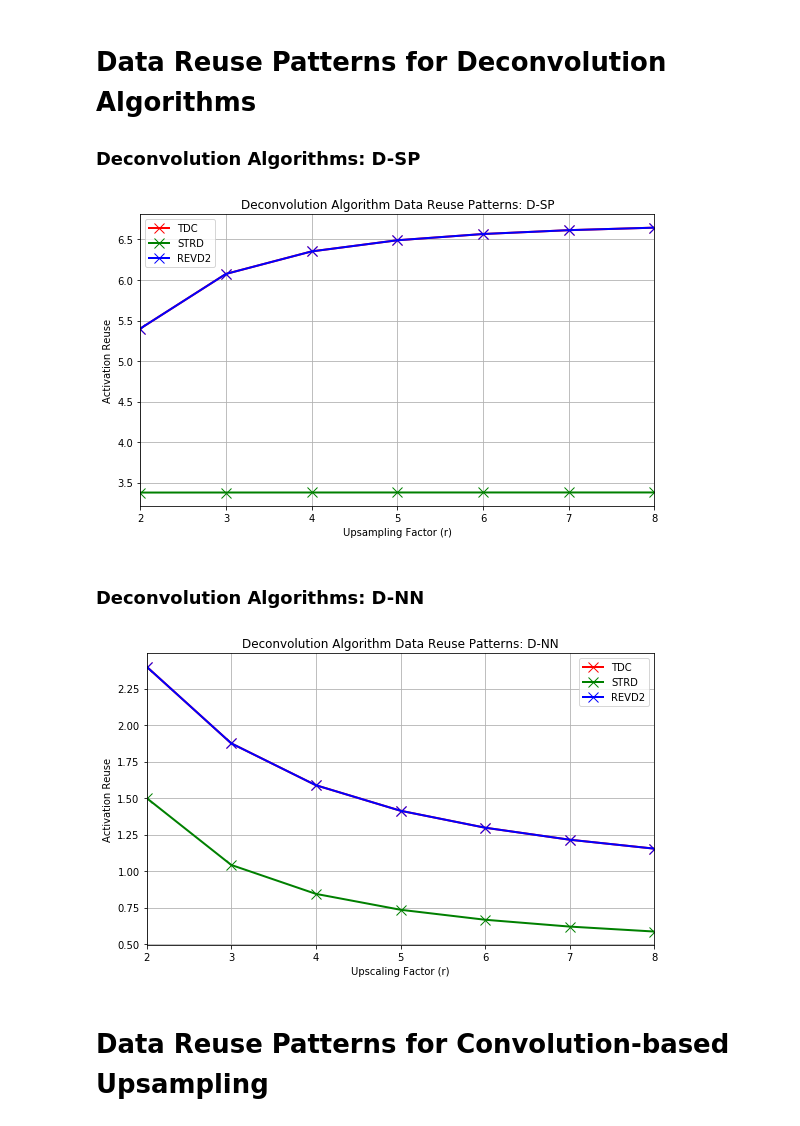
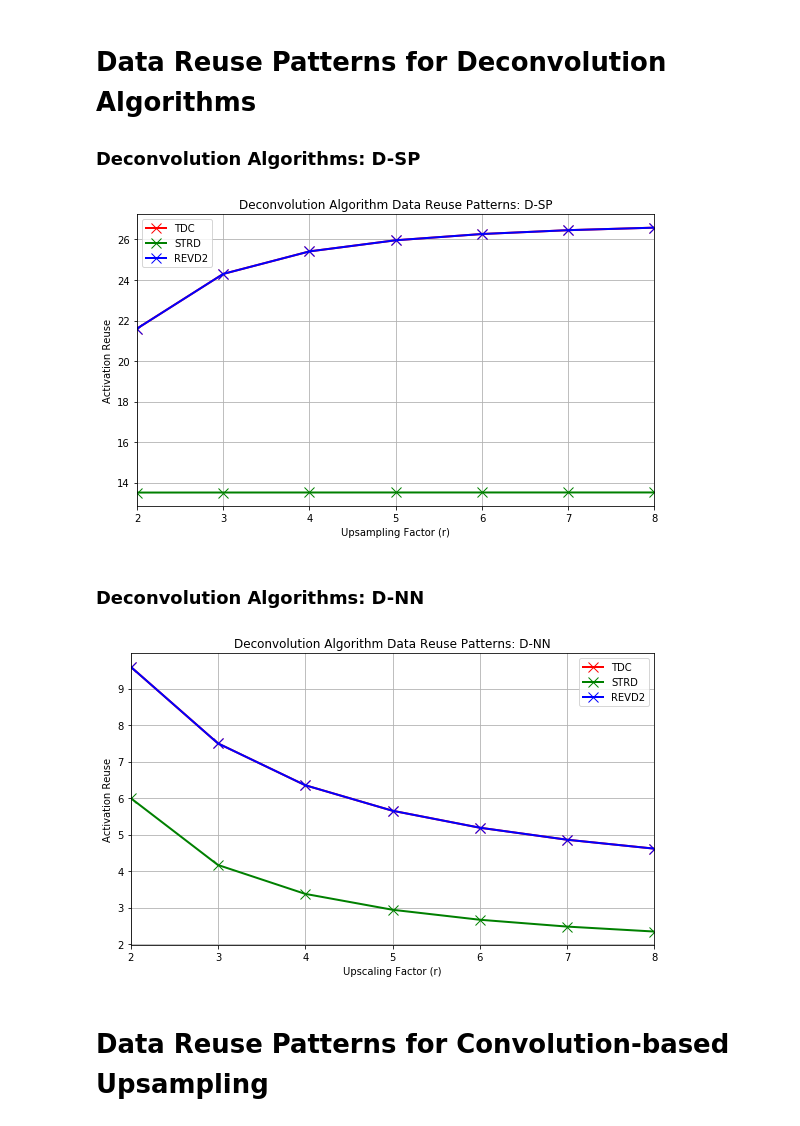
Before and after one commit to icolbert/upsampling, a Jupyter notebook: Comparing Optimization Criteria for Convolution-based Upsampling.ipynb, the cells around one changed output. Saved outputs shown, nothing was run; the diff lists cells and outputs as text; code cells hidden in the pictures.

```diff
--- a/Comparing Optimization Criteria for Convolution-based Upsampling.ipynb
+++ b/Comparing Optimization Criteria for Convolution-based Upsampling.ipynb
@@ -278,6 +392,8 @@ plt.show()
 # %% [markdown]
 # Energy Per Pixel (EPP)
 # %%
+op = "D-SP"
+
 energy_per_pixel = np.zeros((3, 7)) # millijoules
 for j, upscaling_factor in enumerate(np.arange(2, 9)):
     macs, weights, activations = reverse_looping_deconvolution_2_data_reuse_patterns(
@@ -285,37 +401,37 @@ for j, upscaling_factor in enumerate(np.arange(2, 9)):
         H=height,
         C=num_channels,
         K=kernel_size,
-        original_operator="D-SP"
+        original_operator=op
     )
     T = max(macs * t_flop, (weights + activations) * t_mem)
     E = macs * e_flop + num_bytes * (weights + activations) * e_mem + pi_0 * T
-    energy_per_pixel[0, j] = 1e6 * E / pow(H, 2)# millijoules
+    energy_per_pixel[0, j] = 1e6 * E / pow(upscaling_factor * height, 2)# microjoules
 
     macs, weights, activations = fractionally_strided_deconvolution_data_reuse_patterns(
         upscaling_factor,
         H=height,
         C=num_channels,
         K=kernel_size,
-        original_operator="D-SP"
+        original_operator=op
     )
     T = max(macs * t_flop, (weights + activations) * t_mem)
     E = macs * e_flop + num_bytes * (weights + activations) * e_mem + pi_0 * T
-    energy_per_pixel[1, j] = 1e6 * E / pow(H, 2)# millijoules
+    energy_per_pixel[1, j] = 1e6 * E / pow(upscaling_factor * height, 2)# microjoules
 
     macs, weights, activations = transforming_deconvolution_to_convolution_data_reuse_patterns(
         upscaling_factor,
         H=height,
         C=num_channels,
         K=kernel_size,
-        original_operator="D-SP"
+        original_operator=op
     )
     T = max(macs * t_flop, (weights + activations) * t_mem)
     E = macs * e_flop + num_bytes * (weights + activations) * e_mem + pi_0 * T
-    energy_per_pixel[2, j] = 1e6 * E / pow(H, 2)# millijoules
+    energy_per_pixel[2, j] = 1e6 * E / pow(upscaling_factor * height, 2)# microjoules
 
 Eb = energy_per_pixel[0,0]
 
-plt.figure(figsize=(8,5))
+plt.figure()
 # plt.plot(x, energy_consumption[3, 1:] / Eb, label="C-NN", color="y", linewidth=2, marker='x', markersize=10)
 plt.plot(x, energy_per_pixel[2], label="TDC", color="r", linewidth=2, marker='x', markersize=10)
 plt.plot(x, energy_per_pixel[1], label="STRD", color="g", linewidth=2, marker='x', markersize=10)
@@ -326,7 +442,7 @@ plt.xlim(2, 8)
 plt.grid()
 plt.xlabel("Upsampling Factor (r)")
 plt.ylabel("Energy per Pixel ($\mu J$ / pixel)")
-plt.title("Deconvolution Algorithm Energy per Pixel")
+plt.title(f"Deconvolution Algorithm Energy per Pixel: {op}")
 plt.tight_layout()
-plt.savefig("../figures/data_reuse/deconv-algos-epp-NVIDIA-GTX-680.png")
+plt.savefig(f"../figures/data_reuse/deconv-algos-epp-NVIDIA-GTX-680-{op}.png")
 plt.show()
@@ -344,7 +458,7 @@ for j, upscaling_factor in enumerate(np.arange(2, 9)):
     )
     T = max(macs * t_flop, (weights + activations) * t_mem)
     E = macs * e_flop + num_bytes * (weights + activations) * e_mem + pi_0 * T
-    energy_per_pixel[0, j] = 1e6 * E / pow(H, 2)# microjoules
+    energy_per_pixel[0, j] = 1e6 * E / pow(upscaling_factor * height, 2)# microjoules
 
     macs, weights, activations = reverse_looping_deconvolution_2_data_reuse_patterns(
         upscaling_factor,
@@ -355,7 +469,7 @@ for j, upscaling_factor in enumerate(np.arange(2, 9)):
     )
     T = max(macs * t_flop, (weights + activations) * t_mem)
     E = macs * e_flop + num_bytes * (weights + activations) * e_mem + pi_0 * T
-    energy_per_pixel[1, j] = 1e6 * E / pow(H, 2)# microjoules
+    energy_per_pixel[1, j] = 1e6 * E / pow(upscaling_factor * height, 2)# microjoules
 
     macs, weights, activations = sub_pixel_convolution_data_reuse_patterns(
         upscaling_factor,
@@ -365,7 +479,7 @@ for j, upscaling_factor in enumerate(np.arange(2, 9)):
     )
     T = max(macs * t_flop, (weights + activations) * t_mem)
     E = macs * e_flop + num_bytes * (weights + activations) * e_mem + pi_0 * T
-    energy_per_pixel[2, j] = 1e6 * E / pow(H, 2)# microjoules
+    energy_per_pixel[2, j] = 1e6 * E / pow(upscaling_factor * height, 2)# microjoules
 
     macs, weights, activations = NN_resize_convolution_data_reuse_patterns(
         upscaling_factor,
@@ -375,11 +489,11 @@ for j, upscaling_factor in enumerate(np.arange(2, 9)):
     )
     T = max(macs * t_flop, (weights + activations) * t_mem)
     E = macs * e_flop + num_bytes * (weights + activations) * e_mem + pi_0 * T
-    energy_per_pixel[3, j] = 1e6 * E / pow(H, 2)# microjoules
+    energy_per_pixel[3, j] = 1e6 * E / pow(upscaling_factor * height, 2)# microjoules
 
 Eb = energy_per_pixel[0,0]
 
-plt.figure(figsize=(8,5))
+plt.figure()
 # plt.plot(x, energy_consumption[3, 1:] / Eb, label="C-NN", color="y", linewidth=2, marker='x', markersize=10)
 plt.plot(x, energy_per_pixel[2], label="C-SP & C-NN", color="r", linewidth=2, marker='x', markersize=10)
 plt.plot(x, energy_per_pixel[1], label="D-NN", color="g", linewidth=2, marker='x', markersize=10)
@@ -412,7 +524,7 @@ for j, upscaling_factor in enumerate(np.arange(2, 9)):
         K=kernel_size,
         original_operator="D-SP"
     )
-    data_reuse[0, j] = macs / (num_bytes * activations)
+    data_reuse[0, j] = macs / activations
 
     _, _, activations = fractionally_strided_deconvolution_data_reuse_patterns(
         upscaling_factor,
@@ -421,7 +533,7 @@ for j, upscaling_factor in enumerate(np.arange(2, 9)):
         K=kernel_size,
         original_operator="D-SP"
     )
-    data_reuse[1, j] = macs / (num_bytes * activations)
+    data_reuse[1, j] = macs / activations
 
     _, _, activations = transforming_deconvolution_to_convolution_data_reuse_patterns(
         upscaling_factor,
@@ -430,7 +542,7 @@ for j, upscaling_factor in enumerate(np.arange(2, 9)):
         K=kernel_size,
         original_operator="D-SP"
     )
-    data_reuse[2, j] = macs / (num_bytes * activations)
+    data_reuse[2, j] = macs / activations
 
 x  = np.arange(2, 9)
 
@@ -450,7 +562,7 @@ plt.tight_layout()
 plt.savefig("../figures/data_reuse/deconv-algos-data_reuse-D-SP.png")
 plt.show()
 # %% [output]
-[figure, old version]
+[figure, new version]
 # %% [markdown]
 ### Deconvolution Algorithms: D-NN
 # %%
@@ -473,7 +585,7 @@ for j, upscaling_factor in enumerate(np.arange(2, 9)):
         K=kernel_size,
         original_operator="D-NN"
     )
-    data_reuse[0, j] = macs / (num_bytes * activations)
+    data_reuse[0, j] = macs / (activations)
 
     _, weights, activations = fractionally_strided_deconvolution_data_reuse_patterns(
         upscaling_factor,
@@ -482,7 +594,7 @@ for j, upscaling_factor in enumerate(np.arange(2, 9)):
         K=kernel_size,
         original_operator="D-NN"
     )
-    data_reuse[1, j] = macs / (num_bytes * activations)
+    data_reuse[1, j] = macs / (activations)
 
     _, weights, activations = transforming_deconvolution_to_convolution_data_reuse_patterns(
         upscaling_factor,
@@ -491,7 +603,7 @@ for j, upscaling_factor in enumerate(np.arange(2, 9)):
         K=kernel_size,
         original_operator="D-NN"
     )
-    data_reuse[2, j] = macs / (num_bytes * activations)
+    data_reuse[2, j] = macs / (activations)
 
 x  = np.arange(2, 9)
 
@@ -499,34 +611,34 @@ plt.figure(figsize=(8,5))
 plt.plot(x, data_reuse[2], label="TDC", color="r", linewidth=2, marker='x', markersize=10)
 plt.plot(x, data_reuse[1], label="STRD", color="g", linewidth=2, marker='x', markersize=10)
 plt.plot(x, data_reuse[0], label="REVD2", color="b", linewidth=2, marker='x', markersize=10)
 plt.legend(loc="best")
 plt.xlim(2,8)
 plt.grid()
 plt.xlabel("Upscaling Factor (r)")
 plt.ylabel(r"Activation Reuse")
 plt.title("Deconvolution Algorithm Data Reuse Patterns: D-NN")
 plt.tight_layout()
 plt.savefig("../figures/data_reuse/deconv-algos-data_reuse-D-NN.png")
 plt.show()
 
 
 # plt.figure(figsize=(8,5))
 # plt.plot(x, data_reuse_ai[2, 1:], label="TDC", color="r", linewidth=2, marker='x', markersize=10)
 # plt.plot(x, data_reuse_ai[1, 1:], label="STRD", color="y", linewidth=2, marker='x', markersize=10)
 # plt.plot(x, data_reuse_ai[0, 1:], label="REVD2", color="b", linewidth=2, marker='x', markersize=10)
 # # plt.axhline(Be, linestyle="--", color="k")
 # # plt.axhline(Bt, linestyle="--", color="k")
 # plt.legend(loc="best")
 # plt.xlim(1,8)
 # plt.grid()
 # plt.xlabel("Upscaling Factor (r)")
 # plt.ylabel(r"Arithmetic Intensity (AI)")
 # plt.title("Deconvolution Algorithm Data Reuse Patterns: D-NN")
 # plt.tight_layout()
 # plt.savefig("../figures/data_reuse/deconv-algos-data_reuse-AI-D-NN.png")
 # plt.show()
 # %% [output]
-[figure, old version]
+[figure, new version]
 # %% [markdown]
 # Data Reuse Patterns for Convolution-based Upsampling
 # %%
```
Also changed, not shown: parts of 11 cells of this notebook, 3 other files.
